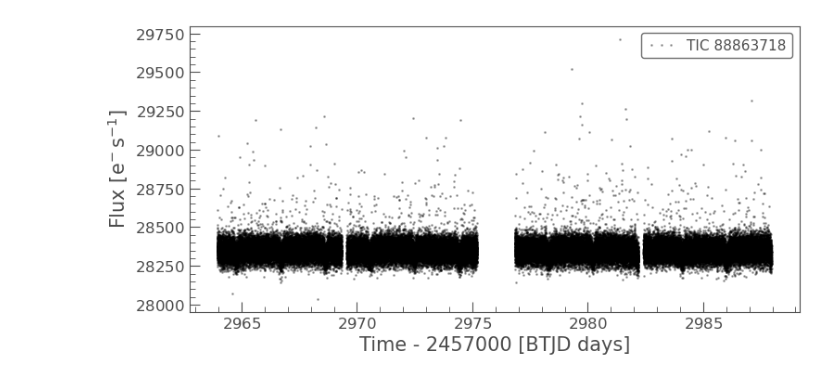
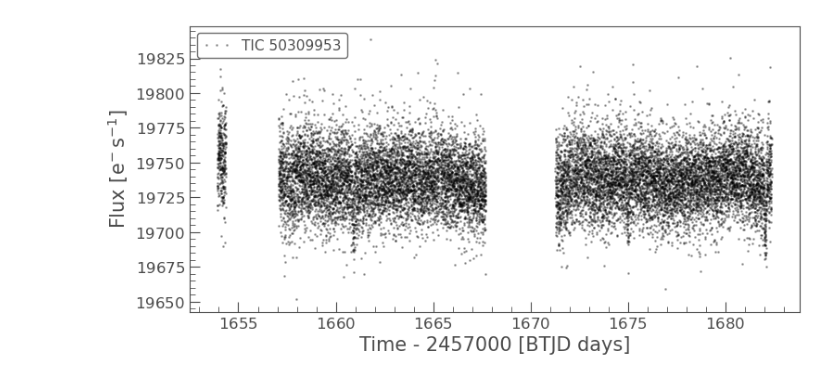
Before and after one commit to pdrolucasz/transit-method-exoplanet, a Jupyter notebook: Main_Centroid_Position_Validation.ipynb, the cells around one changed output. Saved outputs shown, nothing was run; the diff lists cells and outputs as text; code cells hidden in the pictures.

```diff
--- a/Main_Centroid_Position_Validation.ipynb
+++ b/Main_Centroid_Position_Validation.ipynb
@@ -48,13 +48,13 @@ def plot_centroids(lc, transit_time=None, window=None):
     plt.legend()
     plt.show()
 # %%
-sector_data = lk.search_lightcurve("TIC 88863718", author = "SPOC", sector = 61)[0]
+sector_data = lk.search_lightcurve("TIC 50309953", author = "SPOC", sector = 13)[0]
 lc = sector_data.download()
 
 lc.plot(linewidth = 0, marker = ".", color = "black", alpha = 0.3)
 plt.show()
 # %% [output]
-[figure, old version]
+[figure, new version]
 # %%
 # bin the data (watch previous episode on binning)
 lc_bin = lc.bin(7/60/24)
```
Also changed, not shown: parts of 2 cells of this notebook, 5 other files.
